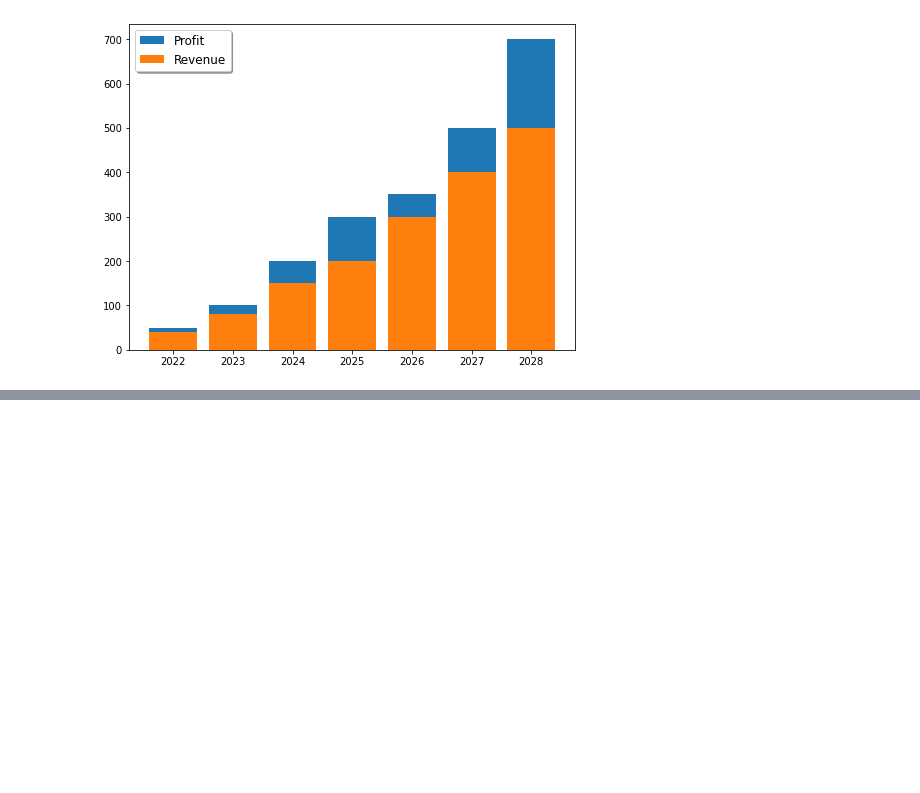
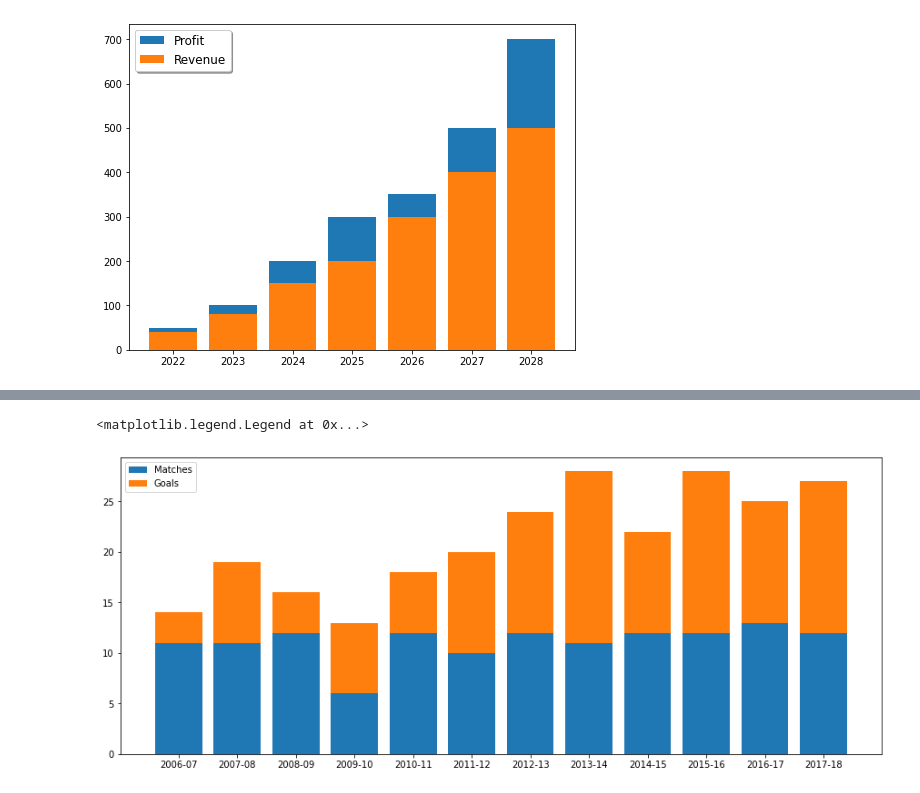
Before and after one commit to ShakilM26/Data-Visualization, a Jupyter notebook: hist_visualisation.ipynb, the cells around one changed output, grey strips where cells are left out. Cells and saved outputs as stored; diff of their text form; code cells hidden in the pictures; blank space fills up the shorter version.

```diff
--- a/hist_visualisation.ipynb
+++ b/hist_visualisation.ipynb
@@ -28,0 +80,17 @@ plt.show()
+# %%
+season=['2006-07', '2007-08', '2008-09', '2009-10',
+        '2010-11','2011-12', '2012-13', '2013-14',
+        '2014-15', '2015-16', '2016-17', '2017-18']
+
+matches=[11,11,12,6,12,10,12,11,12,12,13,12]
+goals=[3,8,4,7,6,10,12,17,10,16,12,15]
+
+s= np.arange(12)
+plt.figure(figsize=(15,6))
+
+plt.bar(season, matches)
+plt.bar(season, goals, bottom=matches)
+plt.legend(['Matches', 'Goals'],loc='best')
+# %% [output]
+<matplotlib.legend.Legend at 0x...>
+[figure, added]
```
Also changed, not shown: parts of 9 cells of this notebook.
